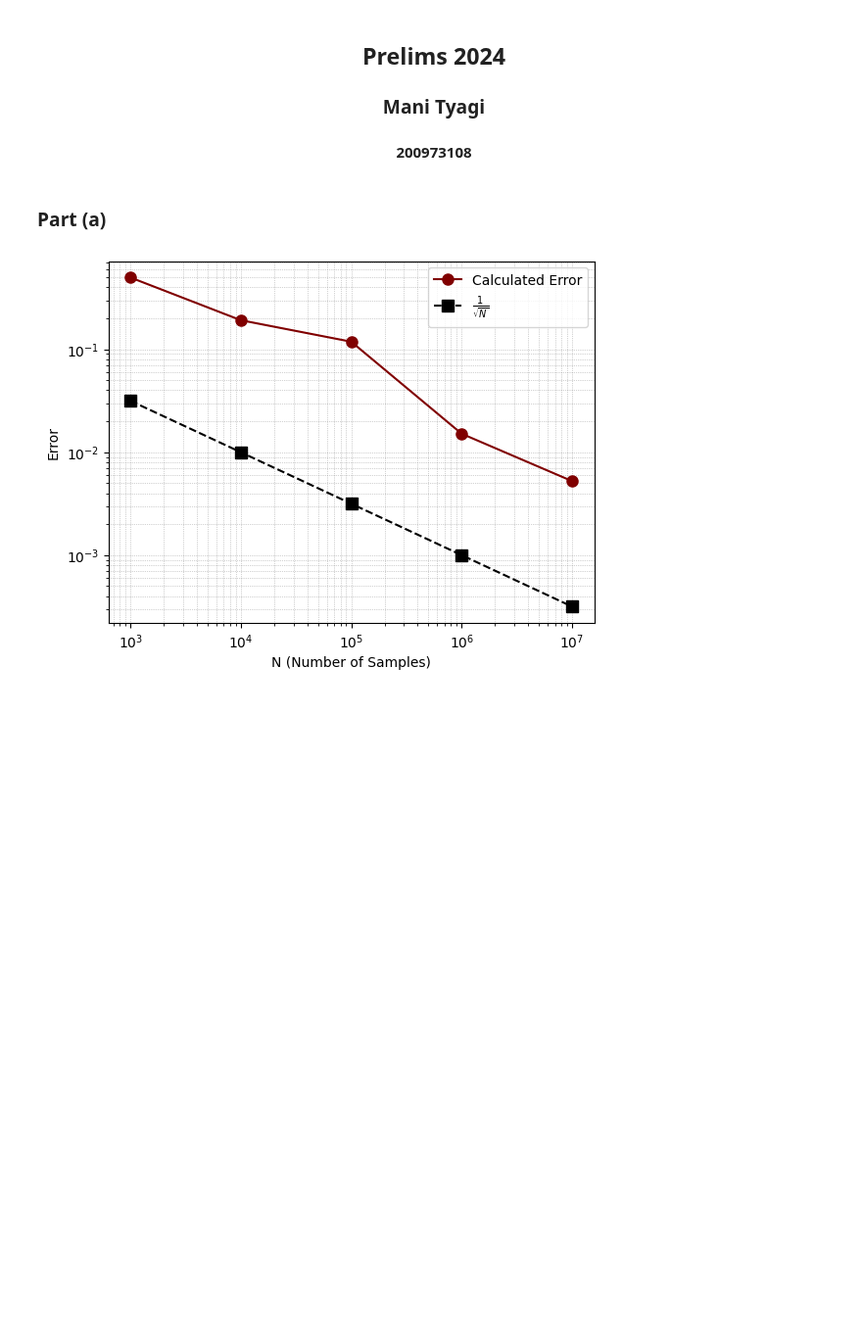
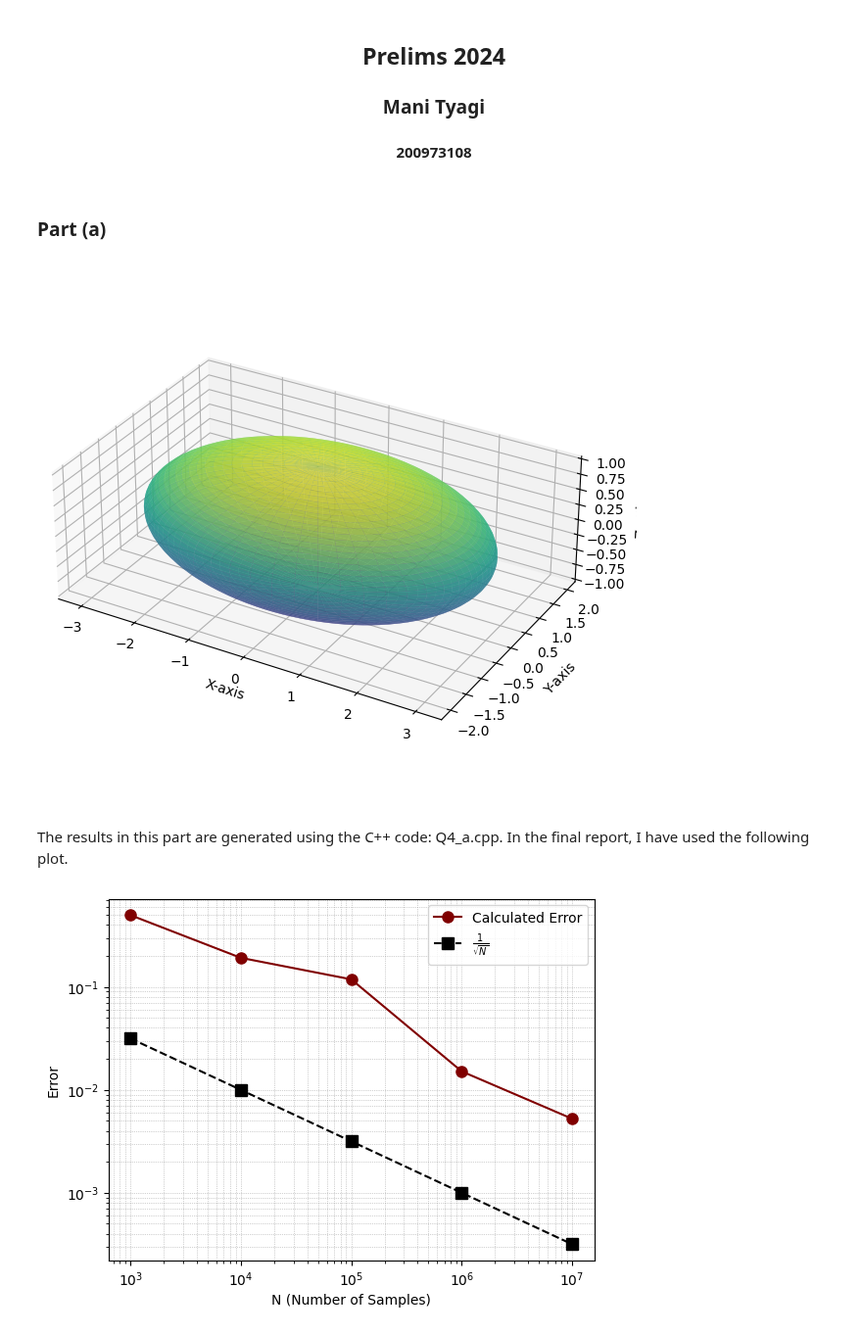
Before and after one commit to Mani0237/Prelims, a Jupyter notebook: prelim2024/Q4-200973108/Q4.ipynb, the cells around one changed output. Shown at 98% size. Drawn from its saved outputs; the diff is of its cells as text; code cells hidden in the pictures; blank space fills up the shorter version.

```diff
--- a/prelim2024/Q4-200973108/Q4.ipynb
+++ b/prelim2024/Q4-200973108/Q4.ipynb
@@ -1,7 +1,9 @@
 # %% [markdown]
-## <center> Prelims 2024
-### <center> Mani Tyagi
-#### <center> 200973108
+<center>
+  <h2>Prelims 2024</h2>
+  <h3>Mani Tyagi</h3>
+  <h4>200973108</h4>
+</center>
 # %%
 # importing libraries
 import matplotlib.pyplot as plt
@@ -13,3 +16,38 @@ import time
 # %% [markdown]
 ### Part (a)
+# %%
+# Semi-axis lengths
+a = 3
+b = 2
+c = 1
+
+# Create a grid of points
+u = np.linspace(0, 2 * np.pi, 100)
+v = np.linspace(0, np.pi, 100)
+x = a * np.outer(np.cos(u), np.sin(v))
+y = b * np.outer(np.sin(u), np.sin(v))
+z = c * np.outer(np.ones_like(u), np.cos(v))
+
+# Plot the ellipsoid with enhanced colors
+fig = plt.figure(figsize=(10, 7))
+ax = fig.add_subplot(111, projection='3d')
+
+# Use a colormap
+ax.plot_surface(x, y, z, cmap='viridis', edgecolor='none', alpha=0.7)
+
+# Labels and title
+ax.set_xlabel('X-axis')
+ax.set_ylabel('Y-axis')
+ax.set_zlabel('Z-axis')
+
+# Set equal aspect ratio
+ax.set_box_aspect([a, b, c])
+ax.grid(True, which='both', linestyle=':', linewidth='0.5', color='gray', alpha=0.7)
+ax.set_facecolor('white')
+
+plt.show()
+# %% [output]
+[figure, added]
+# %% [markdown]
+The results in this part are generated using the C++ code: Q4_a.cpp. In the final report, I have used the following plot.
 # %%
```
Also changed, not shown: parts of 10 cells of this notebook, 3 other files.
